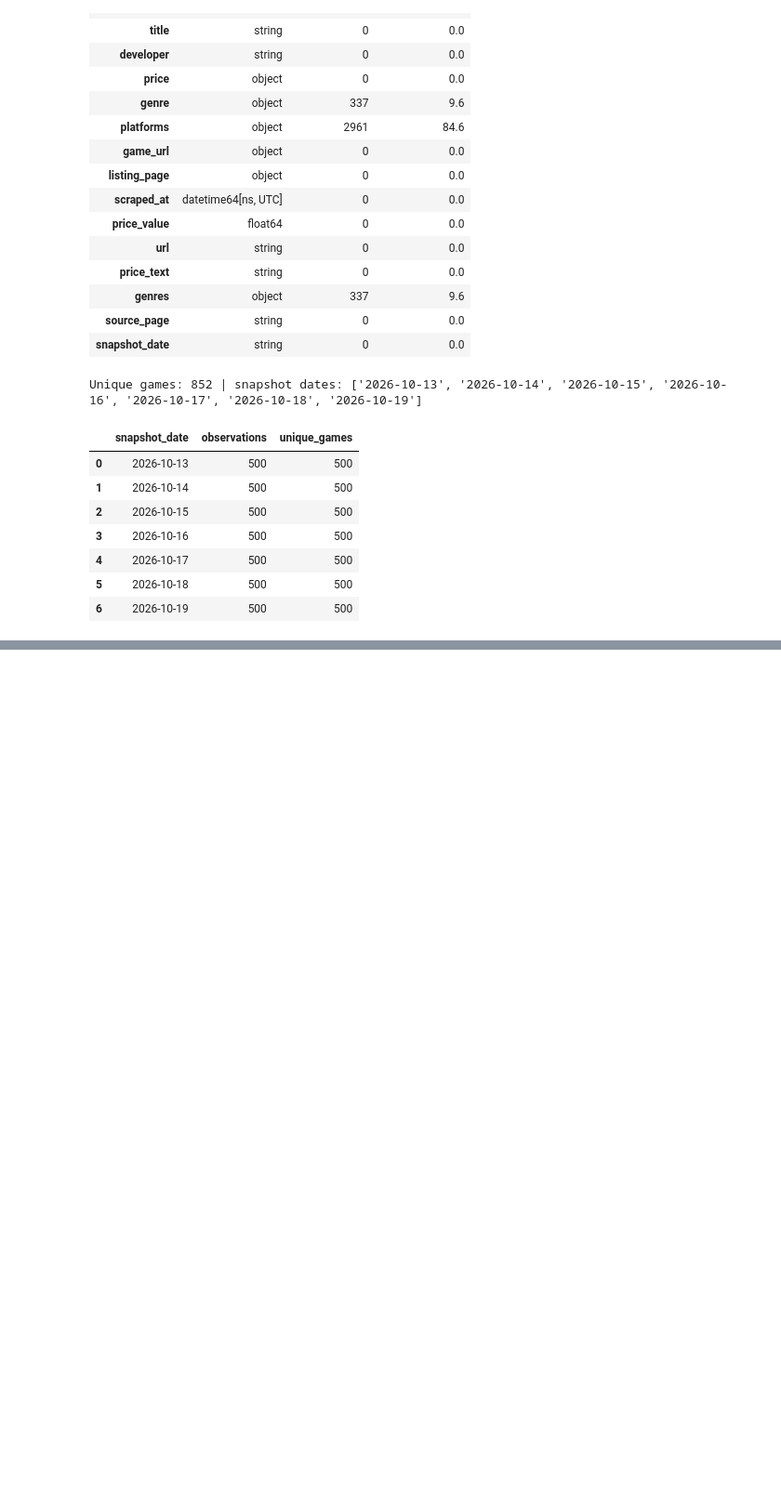
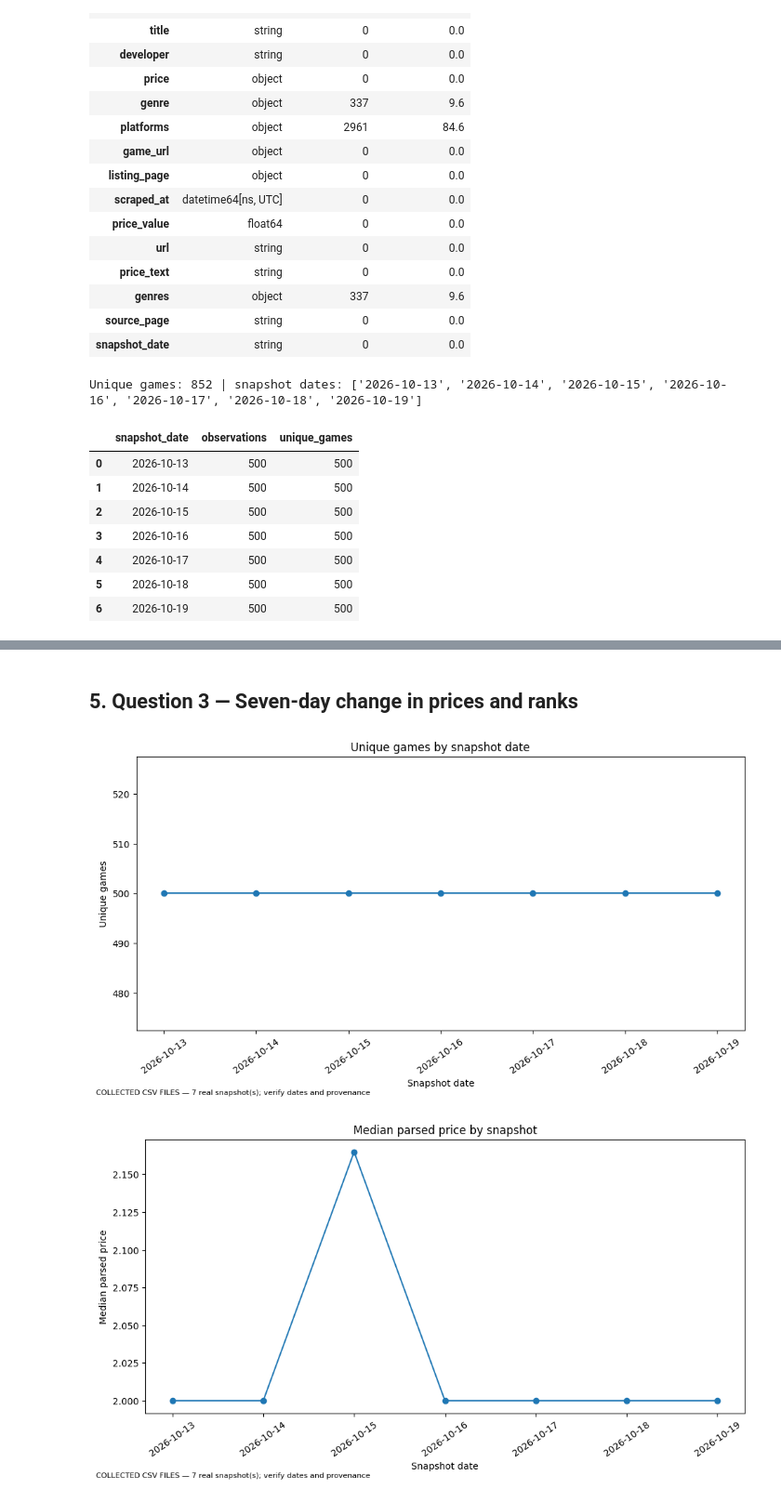
Before and after one commit to cherissaiteriteka32-netizen/Web_scraping_project, a Jupyter notebook: analysis.ipynb, the cells around one changed output, grey strips where cells are left out. Shown at 93% size. Saved outputs shown, nothing was run; the diff lists cells and outputs as text; code cells hidden in the pictures; blank space fills up the shorter version.

```diff
--- a/analysis.ipynb
+++ b/analysis.ipynb
@@ -101,0 +127,19 @@ Unique games: 852 | snapshot dates: ['2026-10-13', '2026-10-14', '2026-10-15', '
+# %% [markdown]
+## 5. Question 3 — Seven-day change in prices and ranks
+# %%
+if 'snapshot_date' not in df:
+ if 'scraped_at' not in df:
+  raise KeyError("Required 'snapshot_date' or source timestamp column 'scraped_at' is missing.")
+ df['snapshot_date']=pd.to_datetime(df['scraped_at'],errors='coerce',utc=True).dt.date.astype('string')
+daily=df.groupby('snapshot_date',dropna=True).agg(unique_games=('url','nunique'),median_price=('price_value','median')).reset_index()
+if len(daily):
+ fig,ax=plt.subplots(); ax.plot(daily.snapshot_date,daily.unique_games,marker='o'); ax.set(title='Unique games by snapshot date',xlabel='Snapshot date',ylabel='Unique games'); ax.tick_params(axis='x',rotation=35); fig.text(.01,.01,DATA_MODE,fontsize=8); plt.tight_layout(); plt.show()
+ fig,ax=plt.subplots(); ax.plot(daily.snapshot_date,daily.median_price,marker='o'); ax.set(title='Median parsed price by snapshot',xlabel='Snapshot date',ylabel='Median parsed price'); ax.tick_params(axis='x',rotation=35); fig.text(.01,.01,DATA_MODE,fontsize=8); plt.tight_layout(); plt.show()
+piv=df.dropna(subset=['rank','snapshot_date']).pivot_table(index=['url','title'],columns='snapshot_date',values='rank',aggfunc='first')
+if piv.shape[1]>=2:
+ piv['rank_range']=piv.max(axis=1)-piv.min(axis=1); top=piv.sort_values('rank_range',ascending=False).head(10); display(top)
+ fig,ax=plt.subplots(); top.rank_range.plot(kind='bar',ax=ax); ax.set(title='Top listings by observed rank movement',xlabel='Game title',ylabel='Max rank − min rank'); ax.tick_params(axis='x',rotation=65); fig.text(.01,.01,DATA_MODE,fontsize=8); plt.tight_layout(); plt.show()
+else: print('Rank movement requires at least two distinct snapshot dates. One snapshot cannot show a trend.')
+# %% [output]
+[figure, added]
+[figure, added]
```
Also changed, not shown: parts of 7 cells of this notebook.
